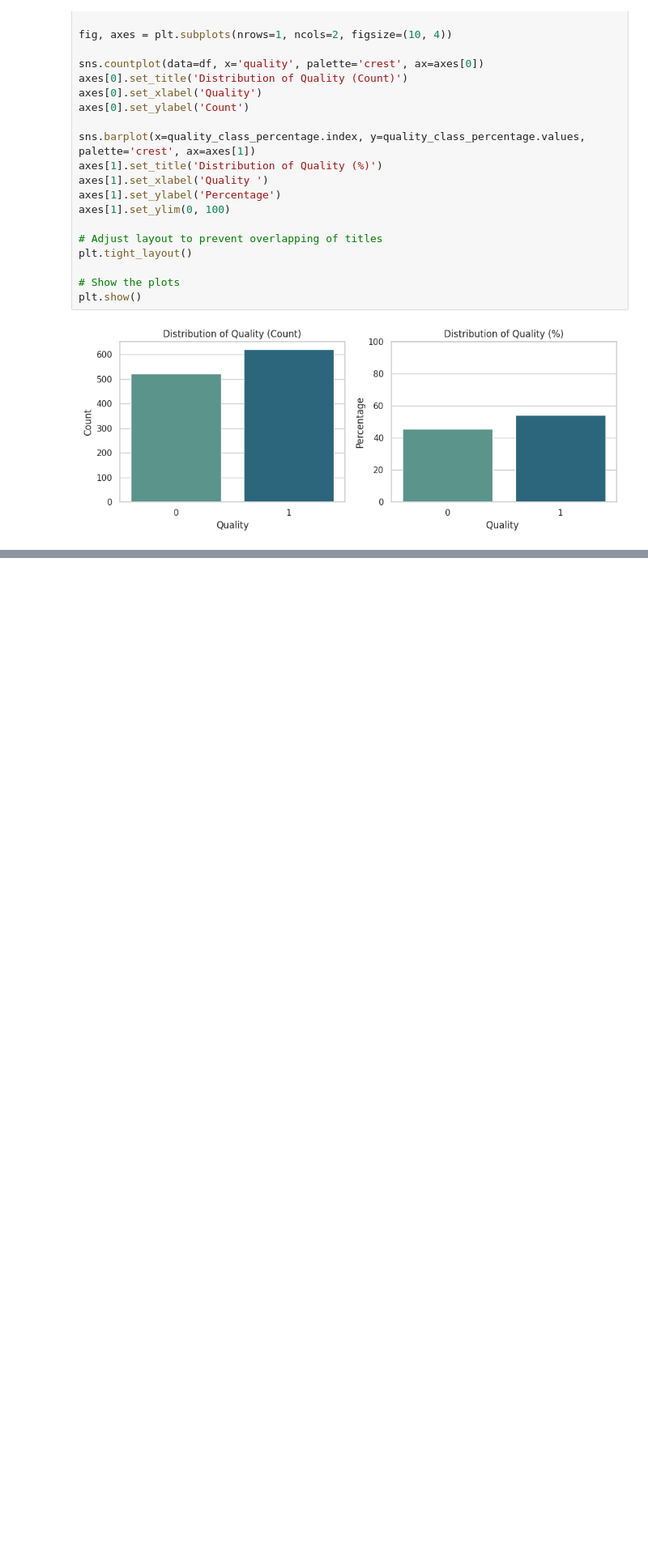
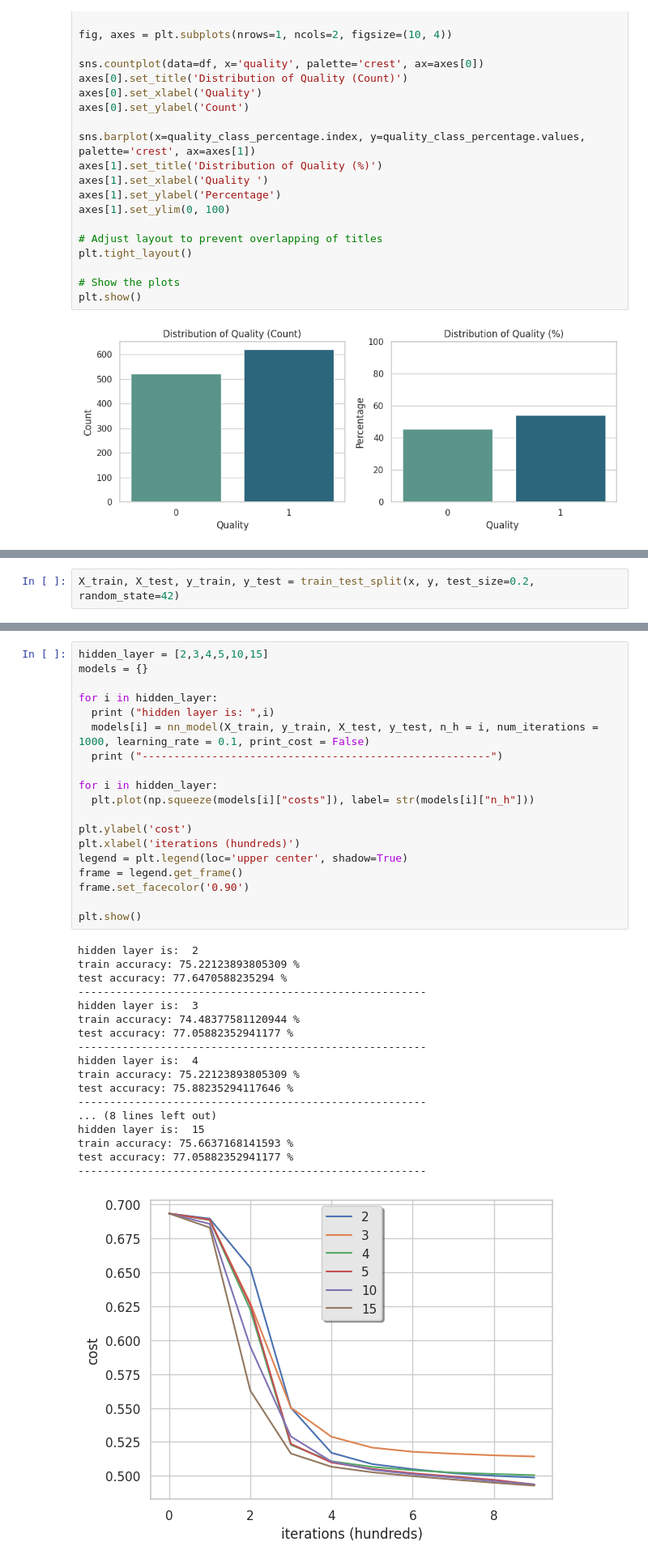
Before and after one commit to nicolasyannick/wine-quality-ANN, a Jupyter notebook: Wine_Quality_ANN.ipynb, the cells around one changed output, grey strips where cells are left out. Shown at 81% size. Cells and saved outputs as stored; diff of their text form; blank space fills up the shorter version.

```diff
--- a/Wine_Quality_ANN.ipynb
+++ b/Wine_Quality_ANN.ipynb
@@ -95,0 +142,2 @@ plt.show()
+# %%
+X_train, X_test, y_train, y_test = train_test_split(x, y, test_size=0.2, random_state=42)
@@ -95,0 +478,38 @@ plt.show()
+# %%
+hidden_layer = [2,3,4,5,10,15]
+models = {}
+
+for i in hidden_layer:
+  print ("hidden layer is: ",i)
+  models[i] = nn_model(X_train, y_train, X_test, y_test, n_h = i, num_iterations = 1000, learning_rate = 0.1, print_cost = False)
+  print ("-------------------------------------------------------")
+
+for i in hidden_layer:
+  plt.plot(np.squeeze(models[i]["costs"]), label= str(models[i]["n_h"]))
+
+plt.ylabel('cost')
+plt.xlabel('iterations (hundreds)')
+legend = plt.legend(loc='upper center', shadow=True)
+frame = legend.get_frame()
+frame.set_facecolor('0.90')
+
+plt.show()
+# %% [output]
+hidden layer is:  2
+train accuracy: 75.22123893805309 %
+test accuracy: 77.6470588235294 %
+-------------------------------------------------------
+hidden layer is:  3
+train accuracy: 74.48377581120944 %
+test accuracy: 77.05882352941177 %
+-------------------------------------------------------
+hidden layer is:  4
+train accuracy: 75.22123893805309 %
+test accuracy: 75.88235294117646 %
+-------------------------------------------------------
+... (8 lines left out)
+hidden layer is:  15
+train accuracy: 75.6637168141593 %
+test accuracy: 77.05882352941177 %
+-------------------------------------------------------
+[figure, added]
```
Also changed, not shown: parts of 54 cells of this notebook.
